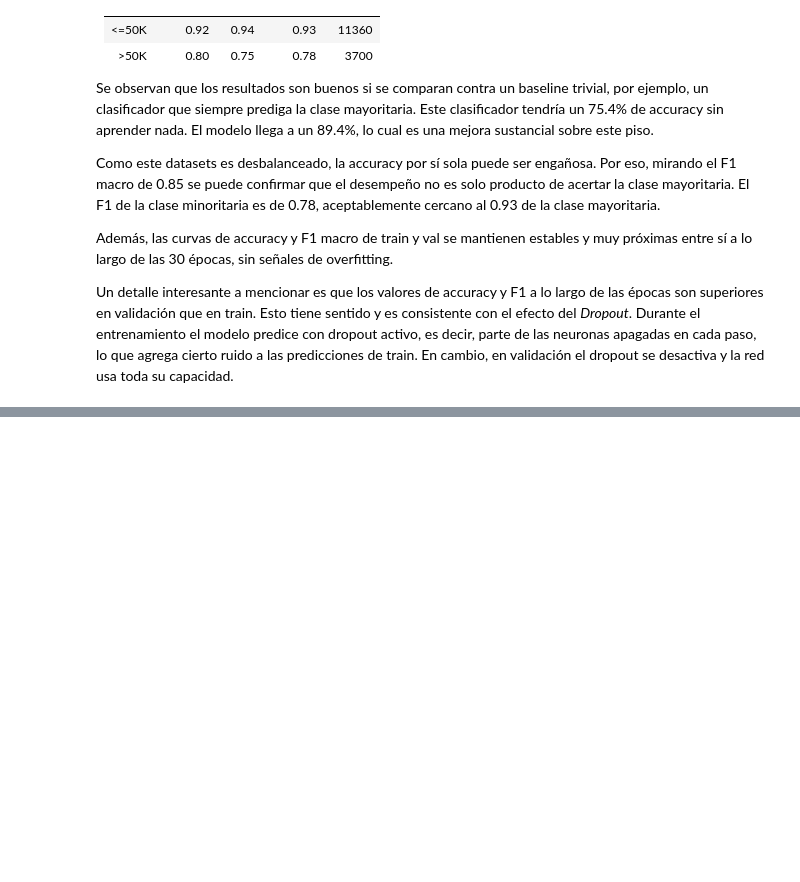
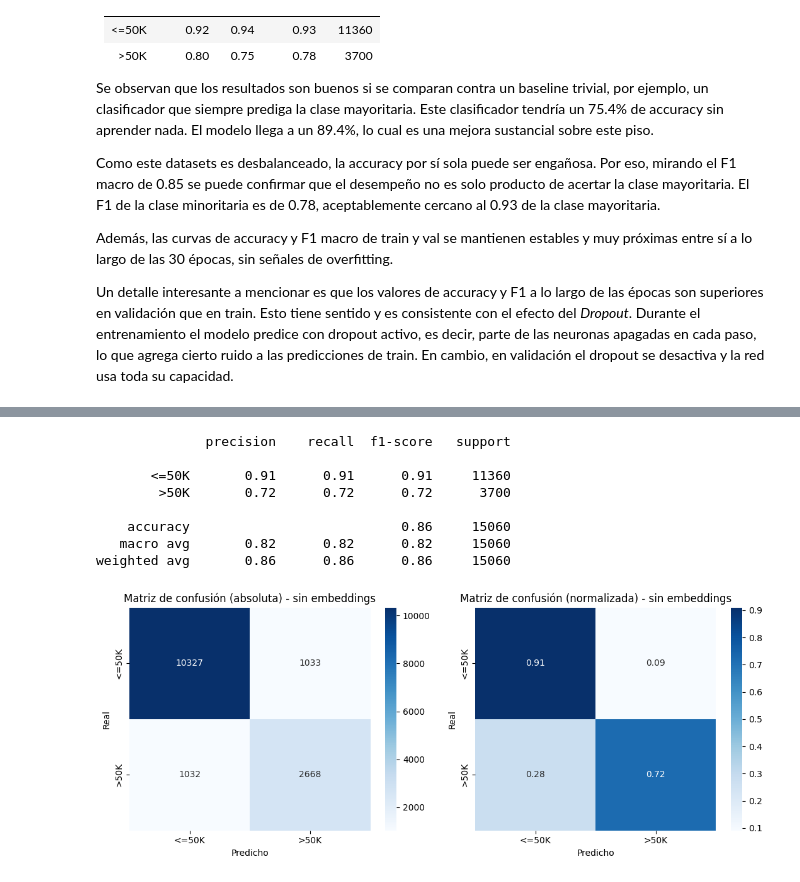
Before and after one commit to santiagoruizvt/AprendizajeProfundo-CEIA-RuizSantiago, a Jupyter notebook: TP2/RUIZ-SANTIAGO-TP2-Co25.ipynb, the cells around one changed output, grey strips where cells are left out. Drawn from its saved outputs; the diff is of its cells as text; code cells hidden in the pictures; blank space fills up the shorter version.

```diff
--- a/TP2/RUIZ-SANTIAGO-TP2-Co25.ipynb
+++ b/TP2/RUIZ-SANTIAGO-TP2-Co25.ipynb
@@ -552,0 +697,42 @@ Un detalle interesante a mencionar es que los valores de accuracy y F1 a lo larg
+# %%
+model_c.eval()
+all_preds_c, all_targets_c = [], []
+with torch.no_grad():
+    for x, y in val_loader_c:
+        x = x.to(device)
+        logits = model_c(x)
+        preds = (torch.sigmoid(logits) > 0.5).float()
+        all_preds_c.append(preds.cpu().numpy())
+        all_targets_c.append(y.numpy())
+
+all_preds_c = np.concatenate(all_preds_c)
+all_targets_c = np.concatenate(all_targets_c)
+
+print(classification_report(all_targets_c, all_preds_c, target_names=["<=50K", ">50K"]))
+
+cm_abs_c = confusion_matrix(all_targets_c, all_preds_c)
+cm_norm_c = confusion_matrix(all_targets_c, all_preds_c, normalize="true")
+
+fig, axes = plt.subplots(1, 2, figsize=(11, 4.5))
+sns.heatmap(cm_abs_c, annot=True, fmt="d", cmap="Blues",
+            xticklabels=["<=50K", ">50K"], yticklabels=["<=50K", ">50K"], ax=axes[0])
+axes[0].set_title("Matriz de confusión (absoluta) - sin embeddings")
+axes[0].set_xlabel("Predicho"); axes[0].set_ylabel("Real")
+
+sns.heatmap(cm_norm_c, annot=True, fmt=".2f", cmap="Blues",
+            xticklabels=["<=50K", ">50K"], yticklabels=["<=50K", ">50K"], ax=axes[1])
+axes[1].set_title("Matriz de confusión (normalizada) - sin embeddings")
+axes[1].set_xlabel("Predicho"); axes[1].set_ylabel("Real")
+
+plt.tight_layout()
+plt.show()
+# %% [output]
+              precision    recall  f1-score   support
+
+       <=50K       0.91      0.91      0.91     11360
+        >50K       0.72      0.72      0.72      3700
+
+    accuracy                           0.86     15060
+   macro avg       0.82      0.82      0.82     15060
+weighted avg       0.86      0.86      0.86     15060
+[figure, added]
```
Also changed, not shown: parts of 12 cells of this notebook.
